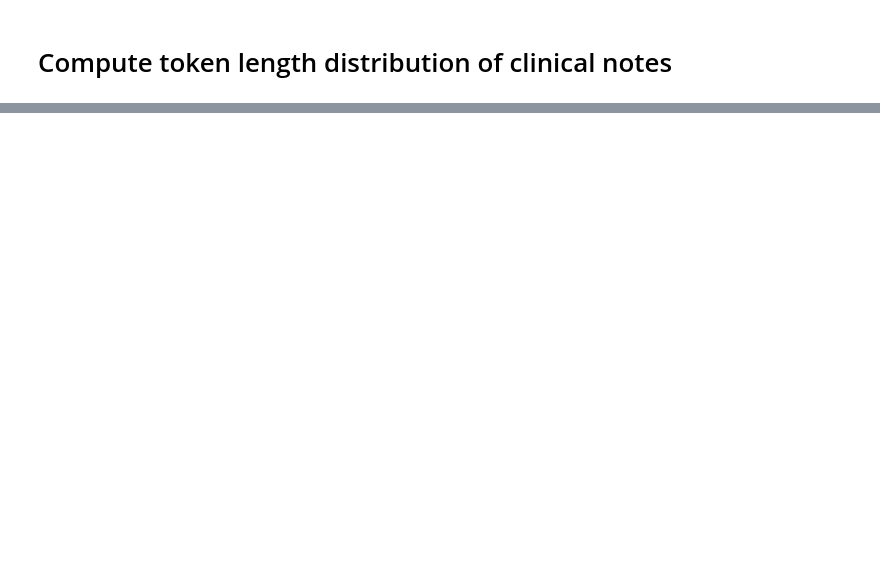
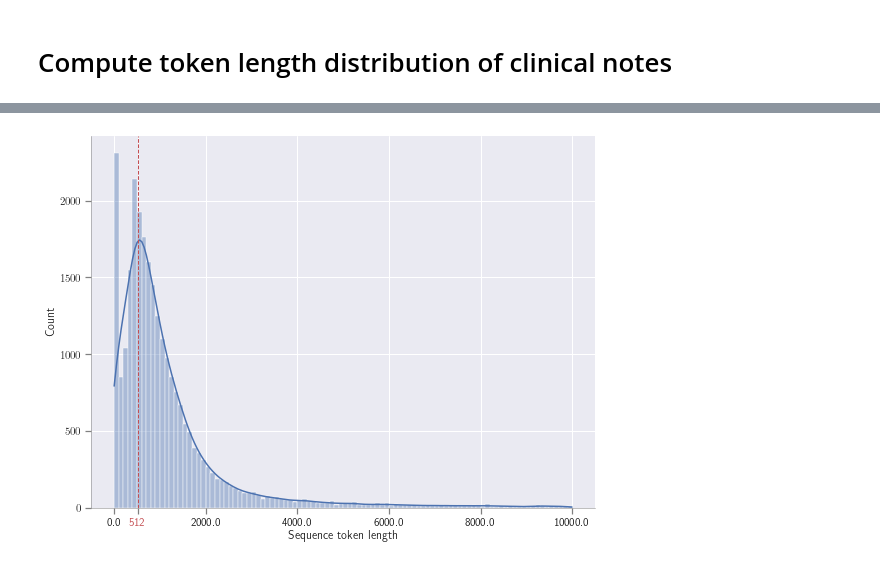
Before and after one commit to jplasser/CNEP, a Jupyter notebook: src/notebooks/compute_token_distribution_clinical_notes.ipynb, the cells around one changed output, grey strips where cells are left out. Saved outputs shown, nothing was run; the diff lists cells and outputs as text; code cells hidden in the pictures; blank space fills up the shorter version.

```diff
--- a/src/notebooks/compute_token_distribution_clinical_notes.ipynb
+++ b/src/notebooks/compute_token_distribution_clinical_notes.ipynb
@@ -91,0 +155,27 @@ plt.show()
+# %%
+latexify()
+limitx = 10000
+sns.set(rc = {'figure.figsize':(8,6)})
+#sns.set(font_scale=1.2)
+fig, ax = plt.subplots()
+sns.histplot(data=df[df['Sequence token length'].between(0,limitx, inclusive='left')], x="Sequence token length", binwidth=100, alpha=0.4, kde=True)
+#ax.set_xlim(0,10000)
+#ax.set_xticks(range(0,10001,1000))
+plt.tight_layout()
+plt.axvline(512, 0, 1.0, linewidth=1, color='r', linestyle='--')
+
+xt = ax.get_xticks()
+xt = xt[1:-1]
+xt = np.append(xt,512)
+
+xtl=xt.tolist()
+xtl[-1]="512"
+
+ax.set_xticks(xt)
+ax.set_xticklabels(xtl)
+[t.set_color(i) for (i,t) in  zip(['k']*(len(xtl)-1) + ['r'],ax.xaxis.get_ticklabels())]
+
+format_axes(ax)
+plt.savefig("sequence_token_length_distribution.pdf")
+# %% [output]
+[figure, added]
```
Also changed, not shown: parts of 16 cells of this notebook, 15 other files.
